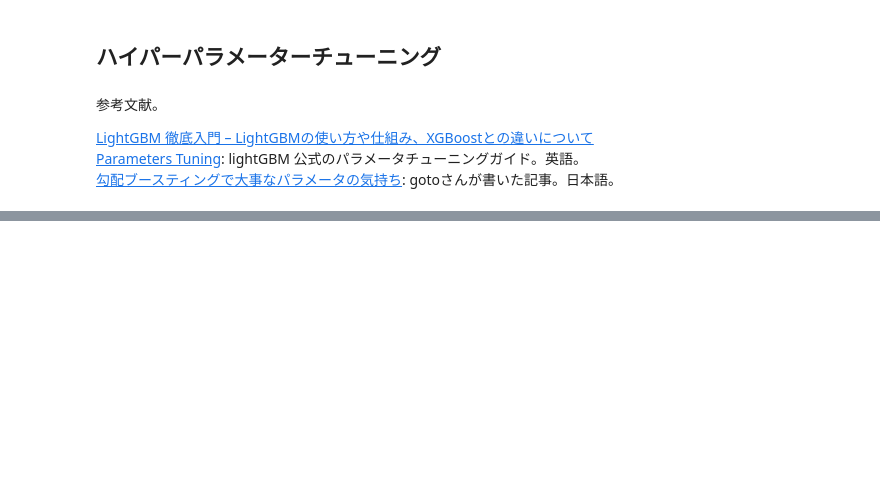
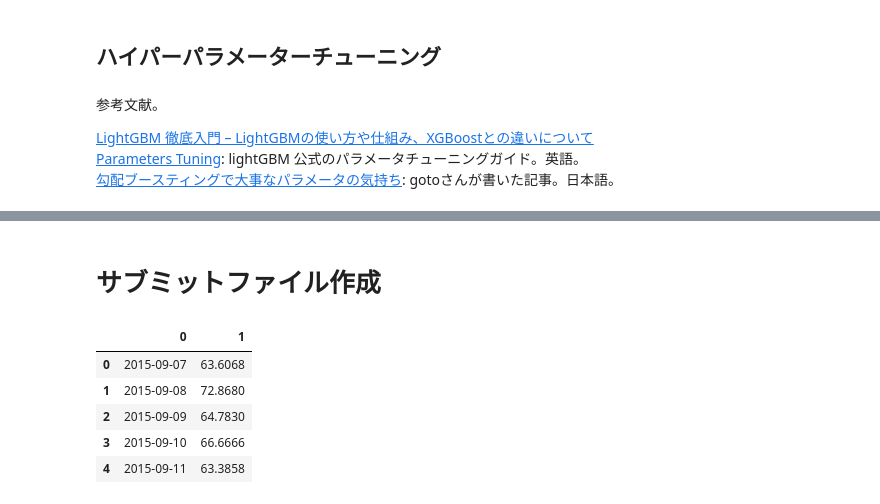
Before and after one commit to idsts2670/signate, a Jupyter notebook: 三菱コンペ/mitsubishi.ipynb, the cells around one changed output, grey strips where cells are left out. Cells and saved outputs as stored; diff of their text form; code cells hidden in the pictures; blank space fills up the shorter version.

```diff
--- a/三菱コンペ/mitsubishi.ipynb
+++ b/三菱コンペ/mitsubishi.ipynb
@@ -1096,0 +1184,13 @@ models
+# %% [markdown]
+# サブミットファイル作成
+# %%
+sample2 = sample.copy()
+sample2[1] = pred
+sample2.head()
+# %% [output]
+|  | 0 | 1 |
+| 0 | 2015-09-07 | 63.6068 |
+| 1 | 2015-09-08 | 72.8680 |
+| 2 | 2015-09-09 | 64.7830 |
+| 3 | 2015-09-10 | 66.6666 |
+| 4 | 2015-09-11 | 63.3858 |
```
Also changed, not shown: parts of 25 cells of this notebook.
